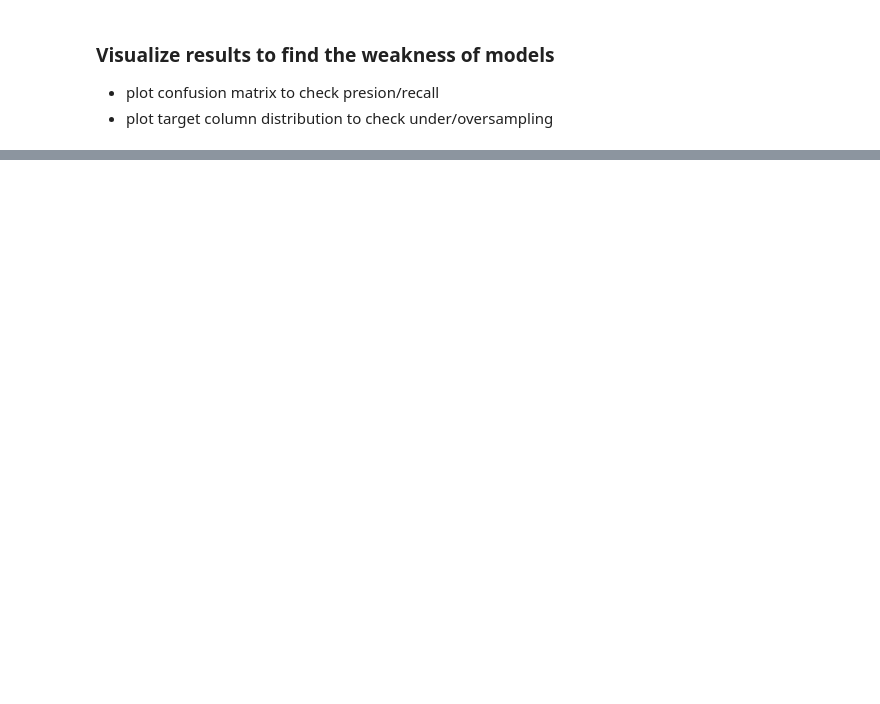
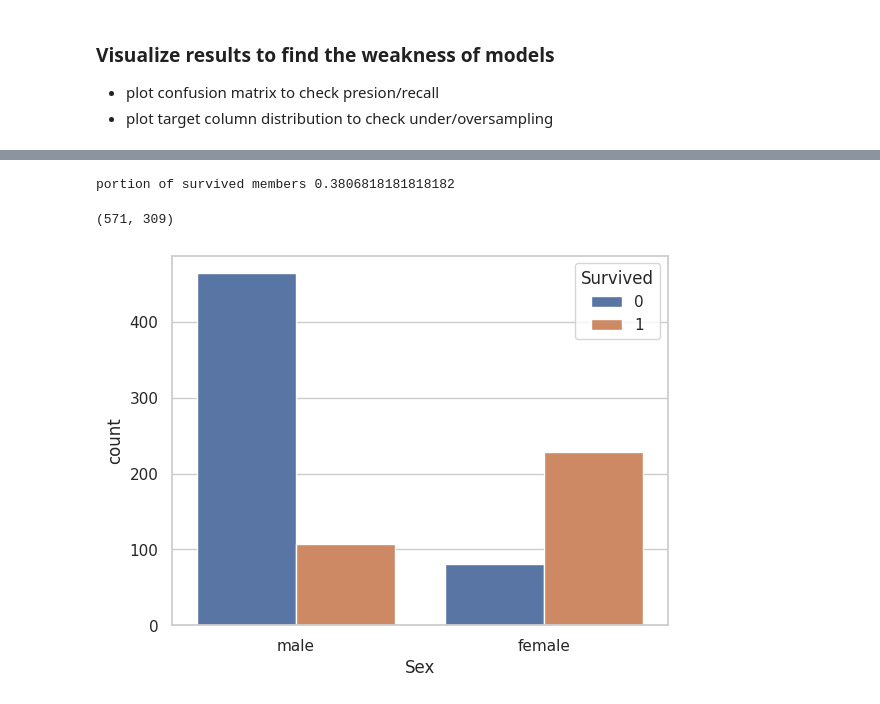
Before and after one commit to mrzlkaaa/dl_structured_data, a Jupyter notebook: titanic_disaster/jupyter/ML/titanic_disaster.ipynb, the cells around one changed output, grey strips where cells are left out. Saved outputs shown, nothing was run; the diff lists cells and outputs as text; code cells hidden in the pictures; blank space fills up the shorter version.

```diff
--- a/titanic_disaster/jupyter/ML/titanic_disaster.ipynb
+++ b/titanic_disaster/jupyter/ML/titanic_disaster.ipynb
@@ -538,0 +548,13 @@ sns.heatmap(confusion_matrix(y_test, classifiers[best_accuracy].predict(X_test))
+# %%
+# set theme
+sns.set_theme(style="whitegrid")
+# lets check how many women and men survided/died
+sns.countplot(data=df, x="Sex", hue="Survived")
+#slightly inbalanced but not that much
+print("portion of survived members", len(df["Survived"][df["Survived"]==1])/len(df["Survived"]))
+# amount of (men, women)
+len(df_processed["Survived"][df_processed["cat__Sex_male"]==1]), len(df_processed["Survived"][df_processed["cat__Sex_female"]==1])
+# %% [output]
+portion of survived members 0.3806818181818182
+(571, 309)
+[figure, added]
```
Also changed, not shown: parts of 10 cells of this notebook.
